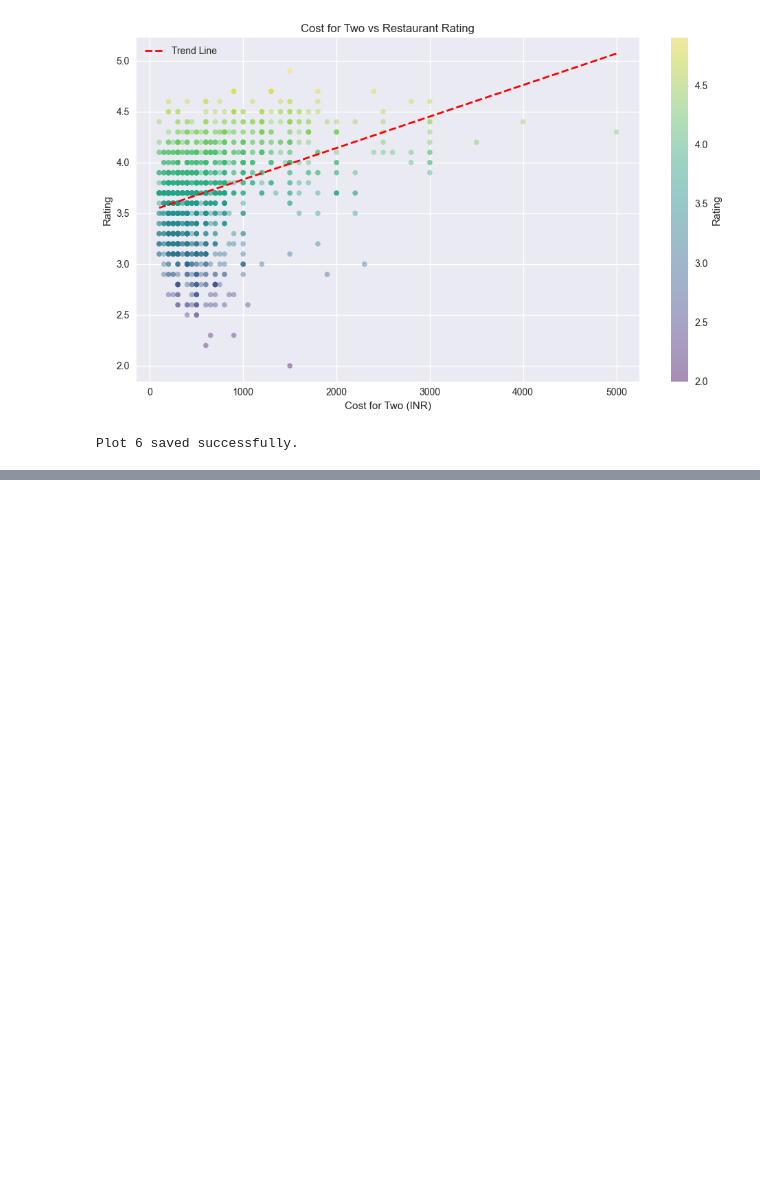
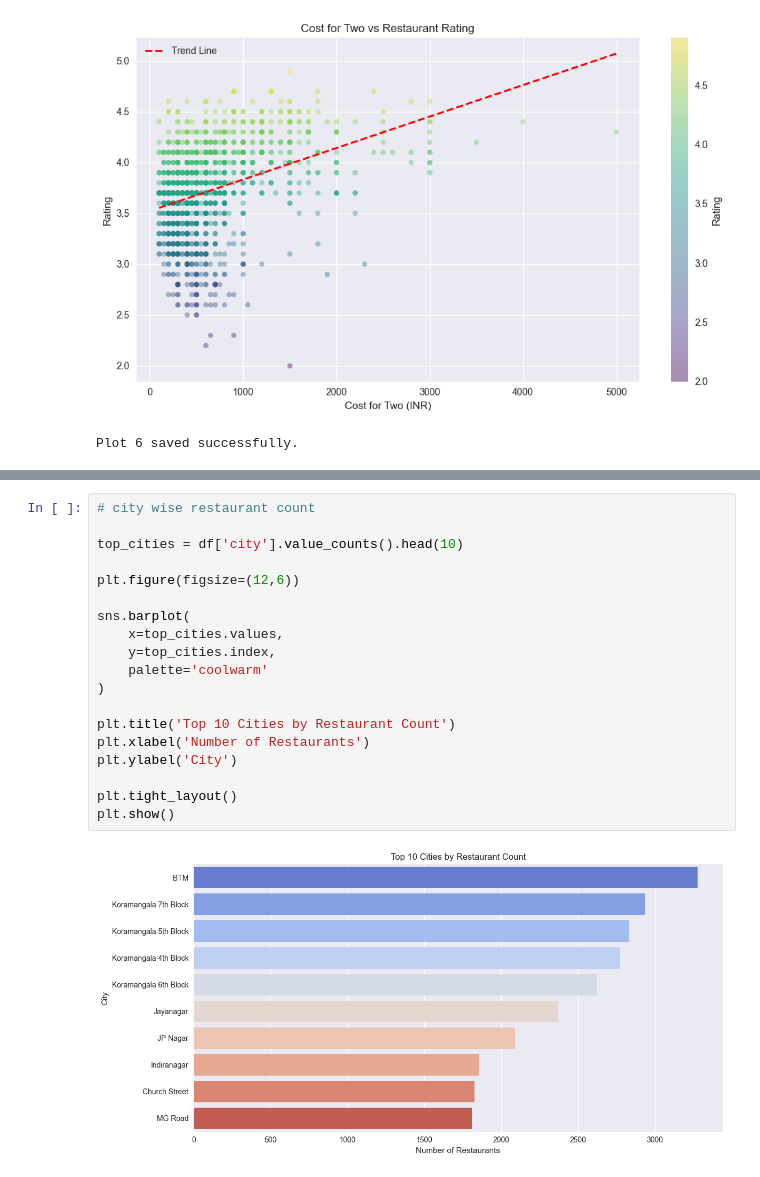
Before and after one commit to kan9667/zomato-ecosystem-analysis, a Jupyter notebook: zomato rest data analysis.ipynb, the cells around one changed output, grey strips where cells are left out. Saved outputs shown, nothing was run; the diff lists cells and outputs as text; blank space fills up the shorter version.

```diff
--- a/zomato rest data analysis.ipynb
+++ b/zomato rest data analysis.ipynb
@@ -452,0 +483,21 @@ Plot 6 saved successfully.
+# %%
+# city wise restaurant count
+
+top_cities = df['city'].value_counts().head(10)
+
+plt.figure(figsize=(12,6))
+
+sns.barplot(
+    x=top_cities.values,
+    y=top_cities.index,
+    palette='coolwarm'
+)
+
+plt.title('Top 10 Cities by Restaurant Count')
+plt.xlabel('Number of Restaurants')
+plt.ylabel('City')
+
+plt.tight_layout()
+plt.show()
+# %% [output]
+[figure, added]
```
Also changed, not shown: parts of 3 cells of this notebook.
